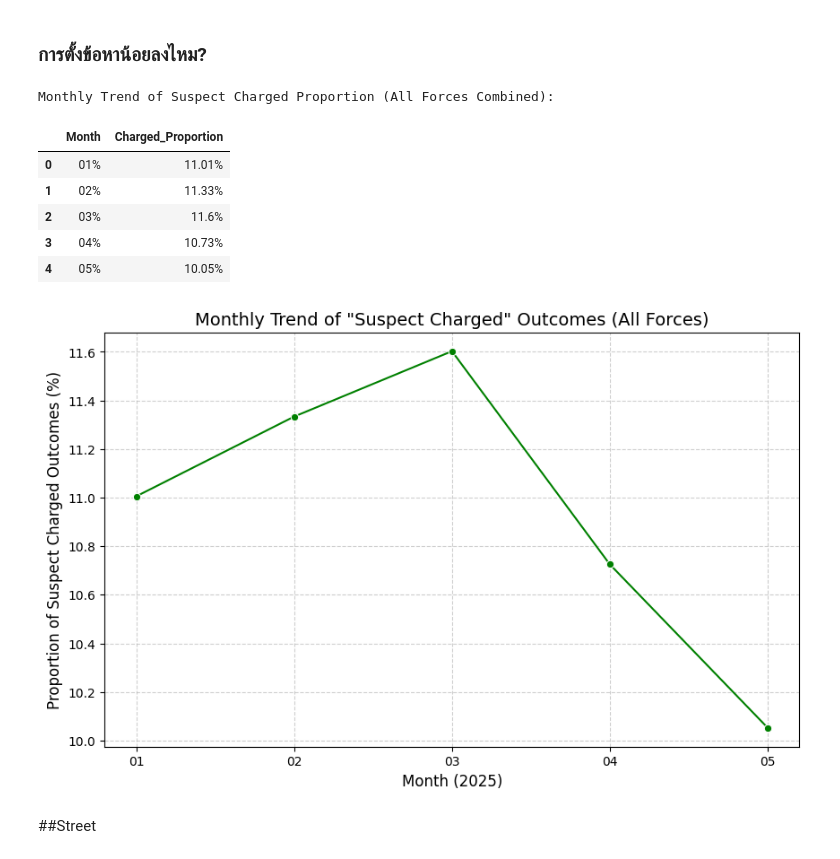
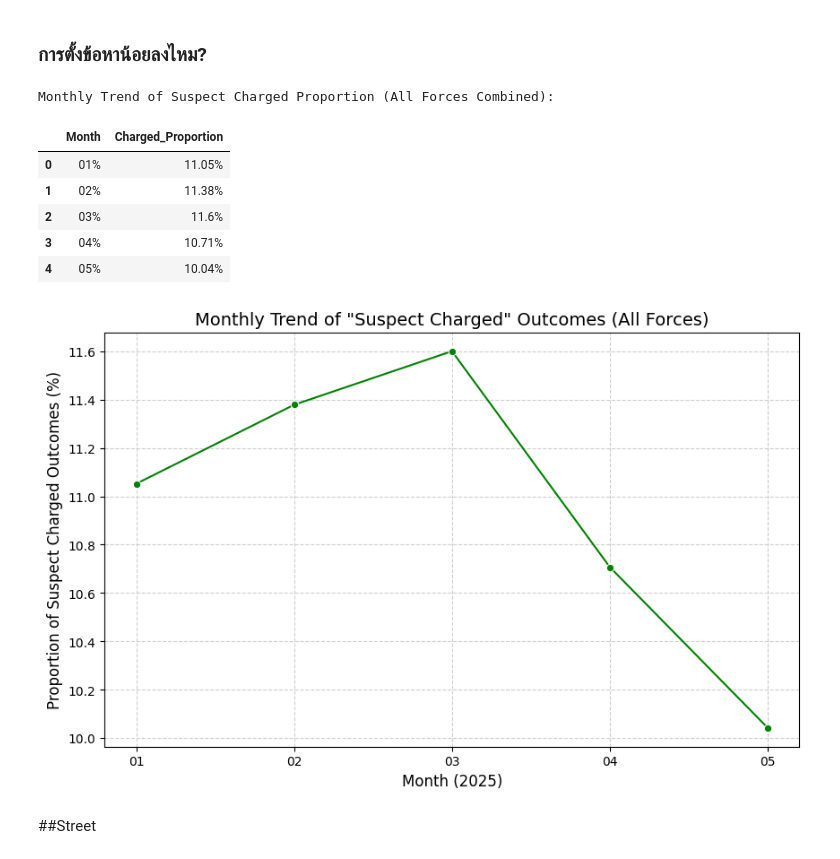
Before and after one commit to jangInw007/JENZY_Project, a Jupyter notebook: JENZY_is_perfect_project_Basicpro.ipynb, the cells around one changed output. Cells and saved outputs as stored; diff of their text form; code cells hidden in the pictures.

Commit message:
outcomes แก้ data long lat แล้วจ้า สามารถมาใ้ช้path ล่างสุดได้เลยน้า เซฟลงdrive ให้แล้ว

```diff
--- a/JENZY_is_perfect_project_Basicpro.ipynb
+++ b/JENZY_is_perfect_project_Basicpro.ipynb
@@ -1545,45 +1502,45 @@ Passing `palette` without assigning `hue` is deprecated and will be removed in v
 ### การตั้งข้อหาน้อยลงไหม?
 # %%
 # 1. คำนวณสัดส่วน 'Suspect Charged' รายเดือน
-monthly_charged = combined_outcomes_2025_all_months_cleaned.groupby('Month').size().reset_index(name='Total_Count')
+monthly_charged = combined_outcomes_2025_all_months.groupby('Month').size().reset_index(name='Total_Count')
 
 # นับเฉพาะ Suspect Charged รายเดือน
-charged_monthly_count = combined_outcomes_2025_all_months_cleaned[
-    combined_outcomes_2025_all_months_cleaned['Outcome type'] == 'Suspect charged'
+charged_monthly_count = combined_outcomes_2025_all_months[
+    combined_outcomes_2025_all_months['Outcome type'] == 'Suspect charged'
 ].groupby('Month').size().reset_index(name='Charged_Count')
 
 # รวมและคำนวณสัดส่วน
 monthly_trend_df = pd.merge(monthly_charged, charged_monthly_count, on='Month', how='left').fillna(0)
 monthly_trend_df['Charged_Proportion'] = (
     monthly_trend_df['Charged_Count'] / monthly_trend_df['Total_Count']
 ) * 100
 
 print("Monthly Trend of Suspect Charged Proportion (All Forces Combined):")
 display(monthly_trend_df[['Month', 'Charged_Proportion']].round(2).astype(str) + '%')
 
 # 2. โค้ดนำเสนอ: Line Chart
 plt.figure(figsize=(10, 6))
 sns.lineplot(
     x='Month',
     y='Charged_Proportion',
     data=monthly_trend_df,
     marker='o',
     color='green'
 )
 plt.title('Monthly Trend of "Suspect Charged" Outcomes (All Forces)', fontsize=14)
 plt.xlabel('Month (2025)', fontsize=12)
 plt.ylabel('Proportion of Suspect Charged Outcomes (%)', fontsize=12)
 plt.grid(True, linestyle='--', alpha=0.6)
 plt.show()
 # %% [output]
 Monthly Trend of Suspect Charged Proportion (All Forces Combined):
 |  | Month | Charged_Proportion |
-| 0 | 01% | 11.01% |
-| 1 | 02% | 11.33% |
+| 0 | 01% | 11.05% |
+| 1 | 02% | 11.38% |
 | 2 | 03% | 11.6% |
-| 3 | 04% | 10.73% |
-| 4 | 05% | 10.05% |
+| 3 | 04% | 10.71% |
+| 4 | 05% | 10.04% |
-[figure, old version]
+[figure, new version]
 # %% [markdown]
 ##Street
 # %% [markdown]
```
Also changed, not shown: parts of 14 cells of this notebook.
